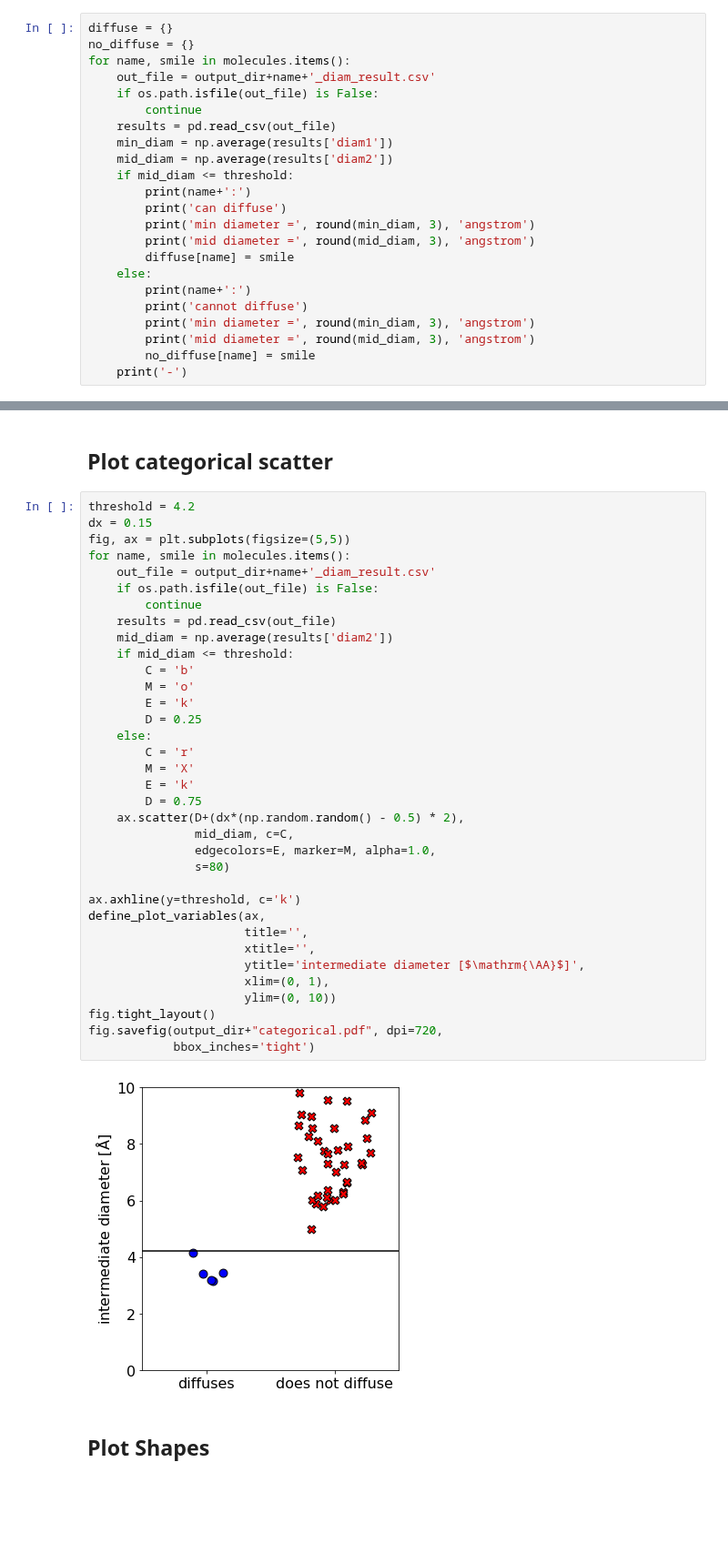
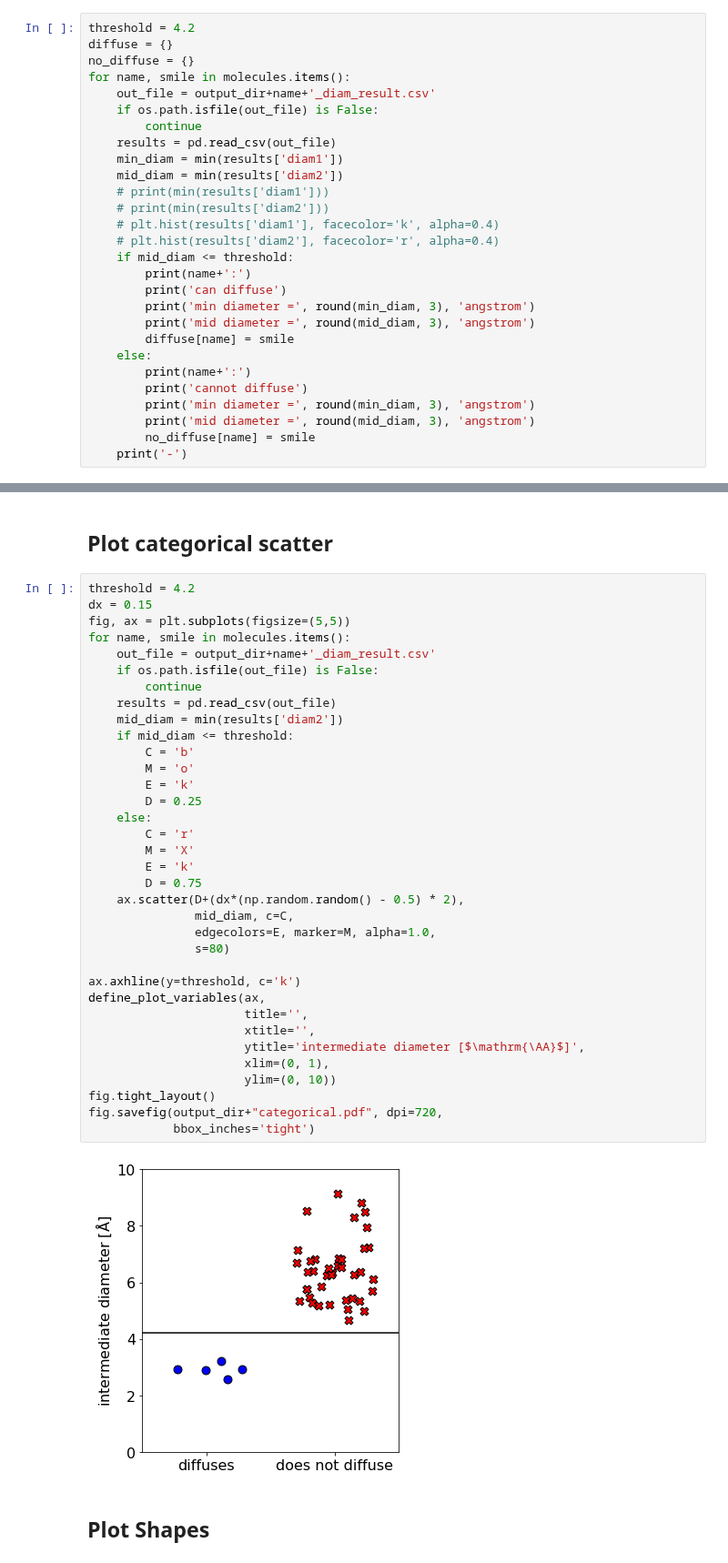
Before and after one commit to andrewtarzia/enzyme_screen, a Jupyter notebook: rdkit_biomin.ipynb, the cells around one changed output, grey strips where cells are left out. Shown at 91% size. Cells and saved outputs as stored; diff of their text form; blank space fills up the shorter version.

```diff
--- a/rdkit_biomin.ipynb
+++ b/rdkit_biomin.ipynb
@@ -123,6 +127,7 @@ molecule: Amplex Red : SMILES: CC(=O)N1C2=C(C=C(C=C2)O)OC3=C1C=CC(=C3)O
 # %% [markdown]
 ## Results
 # %%
+threshold = 4.2
 diffuse = {}
 no_diffuse = {}
 for name, smile in molecules.items():
@@ -130,8 +135,12 @@ for name, smile in molecules.items():
     if os.path.isfile(out_file) is False:
         continue
     results = pd.read_csv(out_file)
-    min_diam = np.average(results['diam1'])
-    mid_diam = np.average(results['diam2'])
+    min_diam = min(results['diam1'])
+    mid_diam = min(results['diam2'])
+    # print(min(results['diam1']))
+    # print(min(results['diam2']))
+    # plt.hist(results['diam1'], facecolor='k', alpha=0.4)
+    # plt.hist(results['diam2'], facecolor='r', alpha=0.4)
     if mid_diam <= threshold:
         print(name+':')
         print('can diffuse')
@@ -183,35 +193,35 @@ for name, smile in molecules.items():
     out_file = output_dir+name+'_diam_result.csv'
     if os.path.isfile(out_file) is False:
         continue
     results = pd.read_csv(out_file)
-    mid_diam = np.average(results['diam2'])
+    mid_diam = min(results['diam2'])
     if mid_diam <= threshold:
         C = 'b'
         M = 'o'
         E = 'k'
         D = 0.25
     else:
         C = 'r'
         M = 'X'
         E = 'k'
         D = 0.75
     ax.scatter(D+(dx*(np.random.random() - 0.5) * 2),
                mid_diam, c=C,
                edgecolors=E, marker=M, alpha=1.0,
                s=80)
 
 ax.axhline(y=threshold, c='k')
 define_plot_variables(ax,
                       title='',
                       xtitle='',
                       ytitle='intermediate diameter [$\mathrm{\AA}$]',
                       xlim=(0, 1),
                       ylim=(0, 10))
 fig.tight_layout()
 fig.savefig(output_dir+"categorical.pdf", dpi=720,
             bbox_inches='tight')
 # %% [output]
-[figure, old version]
+[figure, new version]
 # %% [markdown]
 ## Plot Shapes
 # %%
```
Also changed, not shown: parts of 5 cells of this notebook, 2 other files.
